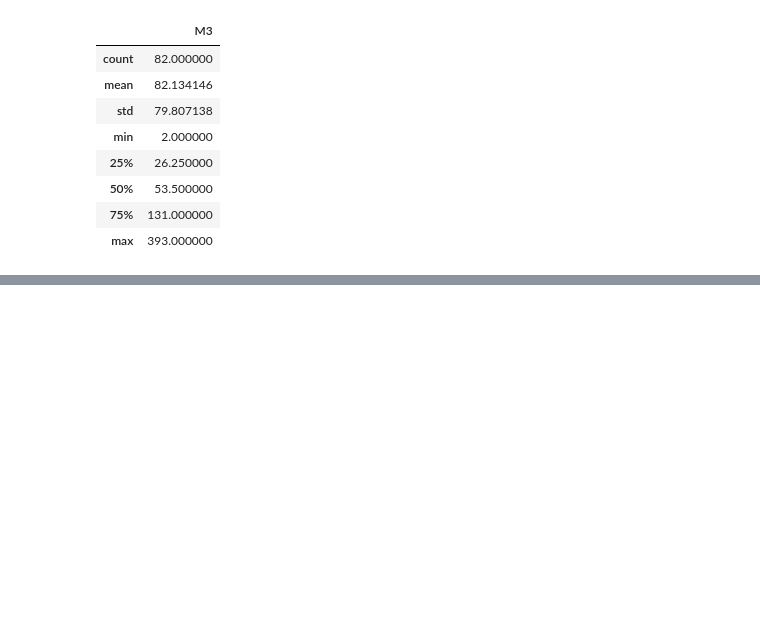
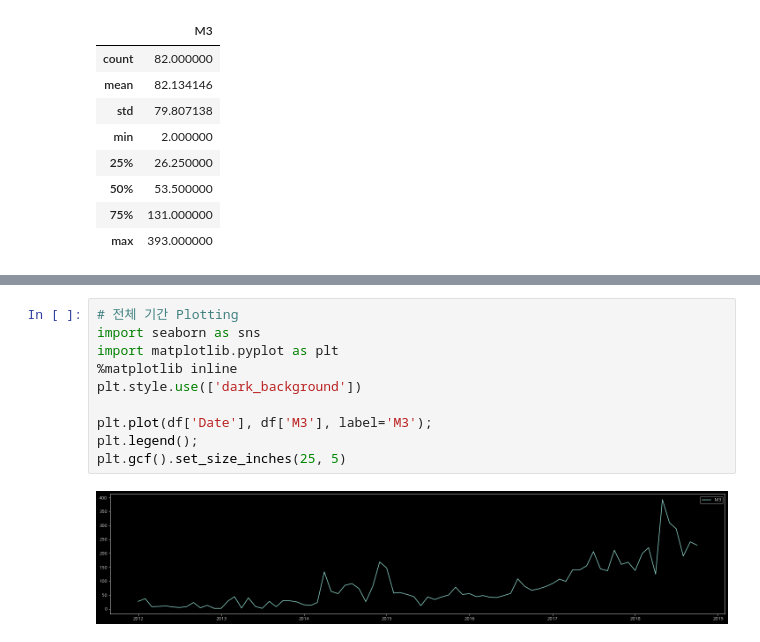
Before and after one commit to seonydg/ml-regression-order-quantity-forecast, a Jupyter notebook: regression-order-quantity-forecast.ipynb, the cells around one changed output, grey strips where cells are left out. Saved outputs shown, nothing was run; the diff lists cells and outputs as text; blank space fills up the shorter version.

```diff
--- a/regression-order-quantity-forecast.ipynb
+++ b/regression-order-quantity-forecast.ipynb
@@ -64,0 +69,12 @@ df.describe()
+# %%
+# 전체 기간 Plotting
+import seaborn as sns
+import matplotlib.pyplot as plt
+%matplotlib inline
+plt.style.use(['dark_background'])
+
+plt.plot(df['Date'], df['M3'], label='M3');
+plt.legend();
+plt.gcf().set_size_inches(25, 5)
+# %% [output]
+[figure, added]
```
Also changed, not shown: parts of 5 cells of this notebook.
